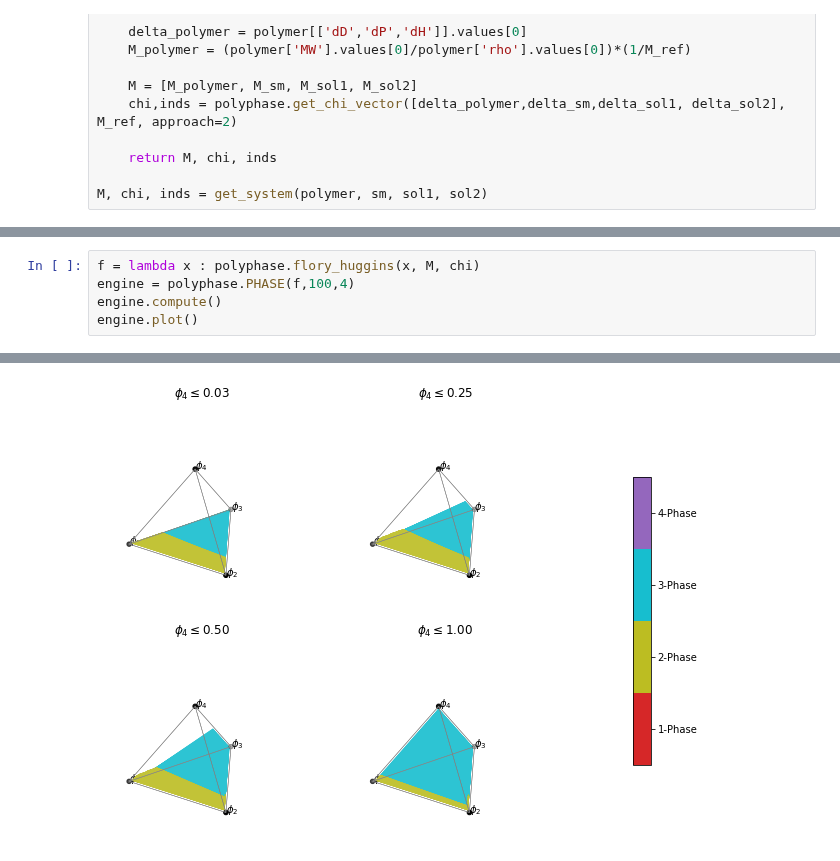
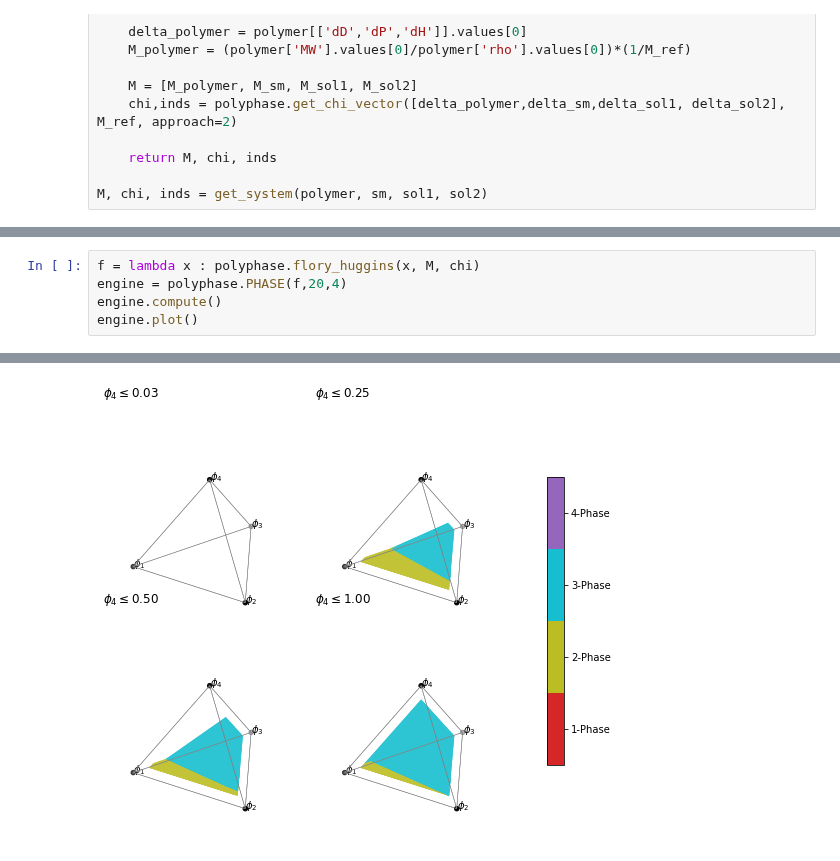
Before and after one commit to kiranvad/polyphase, a Jupyter notebook: notebooks/05-Four component system.ipynb, the cells around one changed output, grey strips where cells are left out. Drawn from its saved outputs; the diff is of its cells as text.

```diff
--- a/notebooks/05-Four component system.ipynb
+++ b/notebooks/05-Four component system.ipynb
@@ -152,6 +168,6 @@ M, chi, inds = get_system(polymer, sm, sol1, sol2)
 # %%
 f = lambda x : polyphase.flory_huggins(x, M, chi)
-engine = polyphase.PHASE(f,100,4)
+engine = polyphase.PHASE(f,20,4)
 engine.compute()
 engine.plot()
 # %% [output]
@@ -159,3 +174,3 @@ Computation took 22.95s
-[figure, old version]
+[figure, new version]
 # %%
 show_slices(engine)
```
Also changed, not shown: parts of 12 cells of this notebook, 15 other files.
